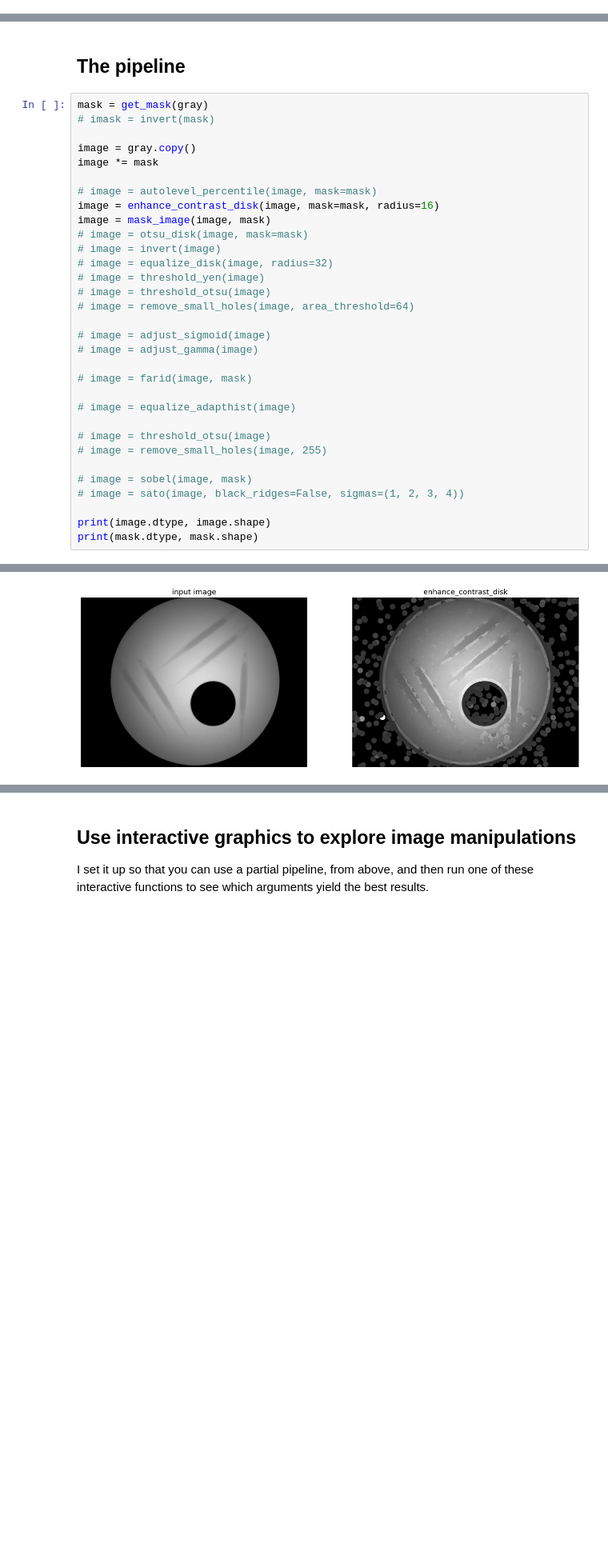
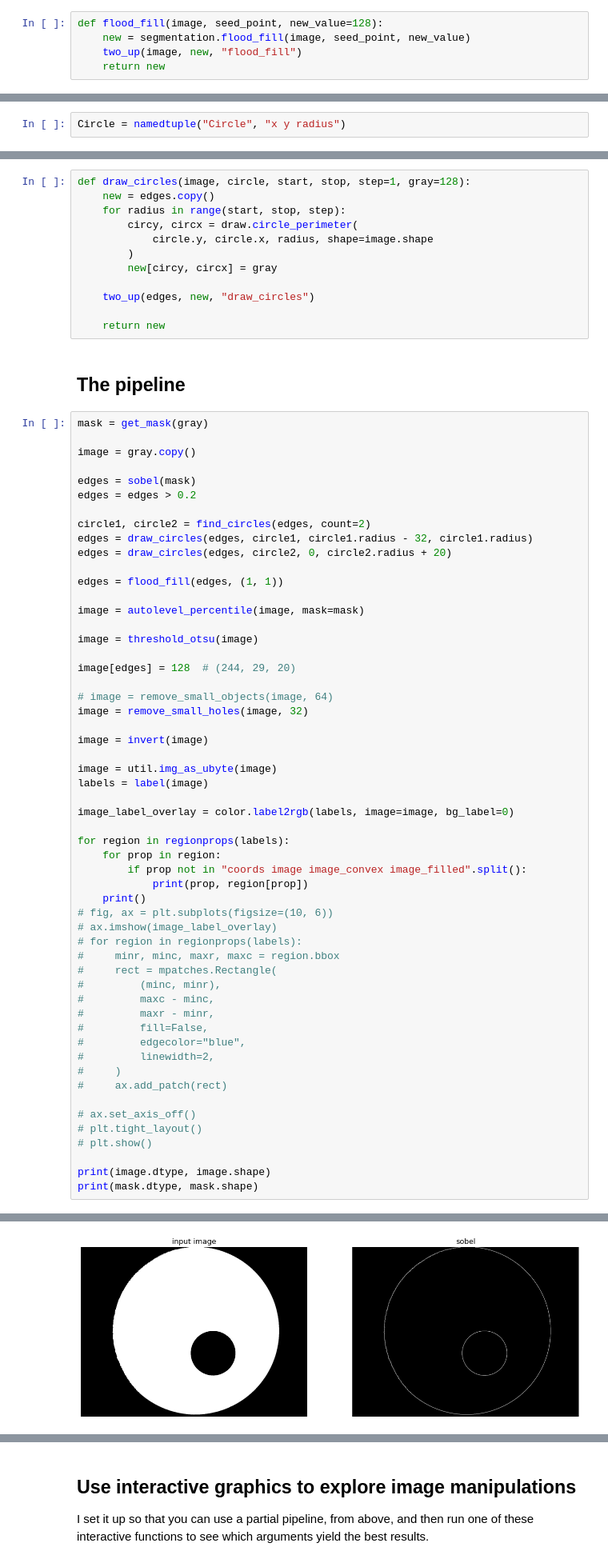
Before and after one commit to rafelafrance/segment_seeds, a Jupyter notebook: practice_segmenting.ipynb, the cells around one changed output, grey strips where cells are left out. Shown at 80% size. Drawn from its saved outputs; the diff is of its cells as text; blank space fills up the shorter version.

Commit message:
Use region labels & properties to build segments

```diff
--- a/practice_segmenting.ipynb
+++ b/practice_segmenting.ipynb
@@ -244,0 +352,5 @@ def invert(image):
+# %%
+def flood_fill(image, seed_point, new_value=128):
+    new = segmentation.flood_fill(image, seed_point, new_value)
+    two_up(image, new, "flood_fill")
+    return new
@@ -244,0 +359,2 @@ def invert(image):
+# %%
+Circle = namedtuple("Circle", "x y radius")
@@ -245,37 +376,72 @@ def invert(image):
+# %%
+def draw_circles(image, circle, start, stop, step=1, gray=128):
+    new = edges.copy()
+    for radius in range(start, stop, step):
+        circy, circx = draw.circle_perimeter(
+            circle.y, circle.x, radius, shape=image.shape
+        )
+        new[circy, circx] = gray
+
+    two_up(edges, new, "draw_circles")
+
+    return new
 # %% [markdown]
 ## The pipeline
 # %%
 mask = get_mask(gray)
-# imask = invert(mask)
 
 image = gray.copy()
-image *= mask
 
-# image = autolevel_percentile(image, mask=mask)
-image = enhance_contrast_disk(image, mask=mask, radius=16)
-image = mask_image(image, mask)
-# image = otsu_disk(image, mask=mask)
-# image = invert(image)
-# image = equalize_disk(image, radius=32)
-# image = threshold_yen(image)
-# image = threshold_otsu(image)
-# image = remove_small_holes(image, area_threshold=64)
+edges = sobel(mask)
+edges = edges > 0.2
 
-# image = adjust_sigmoid(image)
-# image = adjust_gamma(image)
+circle1, circle2 = find_circles(edges, count=2)
+edges = draw_circles(edges, circle1, circle1.radius - 32, circle1.radius)
+edges = draw_circles(edges, circle2, 0, circle2.radius + 20)
 
-# image = farid(image, mask)
+edges = flood_fill(edges, (1, 1))
 
-# image = equalize_adapthist(image)
+image = autolevel_percentile(image, mask=mask)
 
-# image = threshold_otsu(image)
-# image = remove_small_holes(image, 255)
+image = threshold_otsu(image)
 
-# image = sobel(image, mask)
-# image = sato(image, black_ridges=False, sigmas=(1, 2, 3, 4))
+image[edges] = 128  # (244, 29, 20)
+
+# image = remove_small_objects(image, 64)
+image = remove_small_holes(image, 32)
+
+image = invert(image)
+
+image = util.img_as_ubyte(image)
+labels = label(image)
+
+image_label_overlay = color.label2rgb(labels, image=image, bg_label=0)
+
+for region in regionprops(labels):
+    for prop in region:
+        if prop not in "coords image image_convex image_filled".split():
+            print(prop, region[prop])
+    print()
+# fig, ax = plt.subplots(figsize=(10, 6))
+# ax.imshow(image_label_overlay)
+# for region in regionprops(labels):
+#     minr, minc, maxr, maxc = region.bbox
+#     rect = mpatches.Rectangle(
+#         (minc, minr),
+#         maxc - minc,
+#         maxr - minr,
+#         fill=False,
+#         edgecolor="blue",
+#         linewidth=2,
+#     )
+#     ax.add_patch(rect)
+
+# ax.set_axis_off()
+# plt.tight_layout()
+# plt.show()
 
 print(image.dtype, image.shape)
 print(mask.dtype, mask.shape)
 # %% [output]
 [figure]
-[figure, old version]
+[figure, new version]
```
Also changed, not shown: parts of 58 cells of this notebook.
